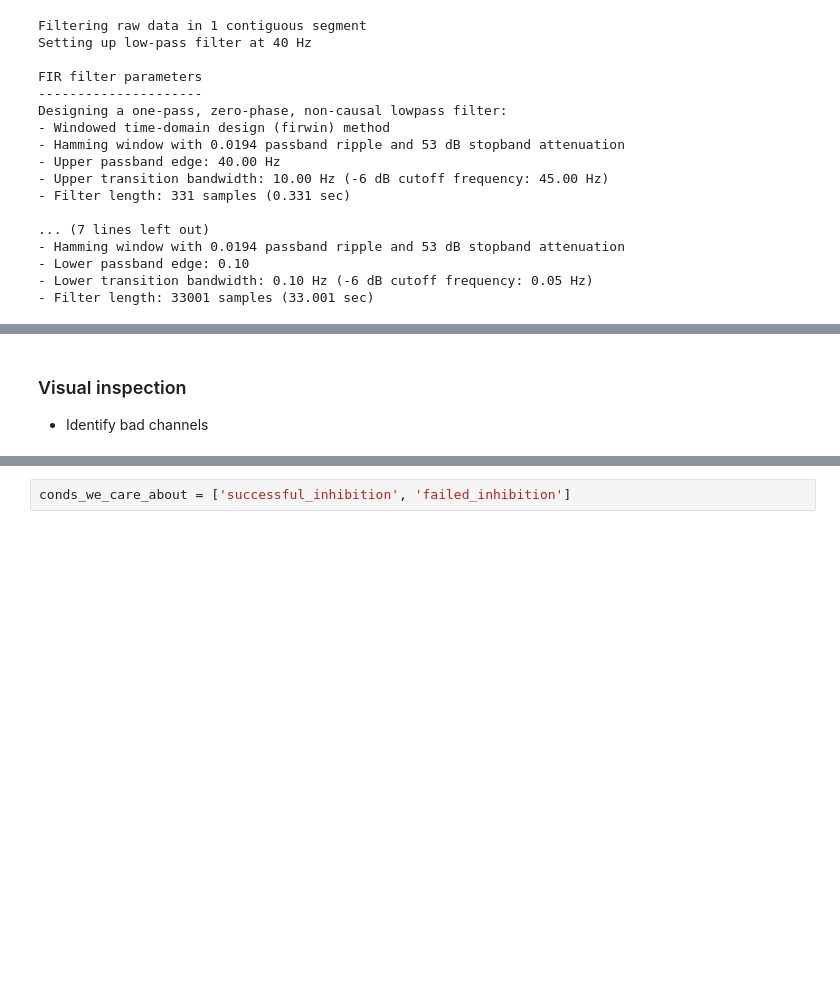
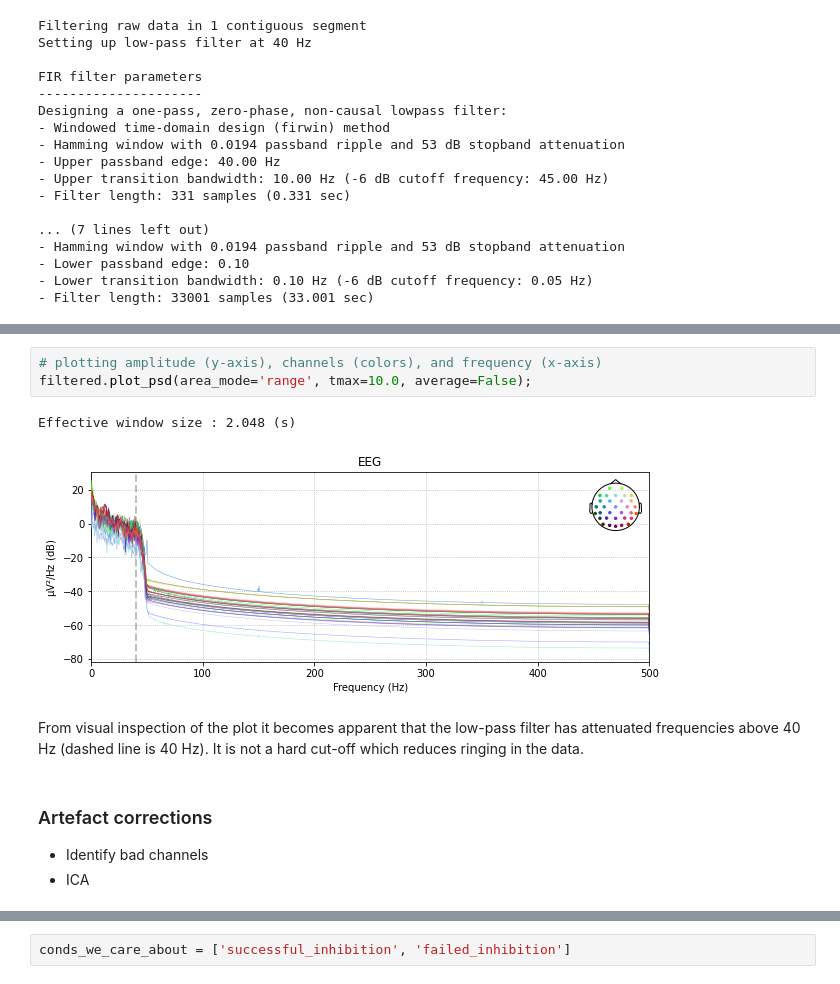
Before and after one commit to saraoe/ACN_2021, a Jupyter notebook: portfolio/portfolio_nb.ipynb, the cells around one changed output, grey strips where cells are left out. Saved outputs shown, nothing was run; the diff lists cells and outputs as text; blank space fills up the shorter version.

```diff
--- a/portfolio/portfolio_nb.ipynb
+++ b/portfolio/portfolio_nb.ipynb
@@ -114,4 +122,13 @@ filtered.info
+# %%
+# plotting amplitude (y-axis), channels (colors), and frequency (x-axis)
+filtered.plot_psd(area_mode='range', tmax=10.0, average=False);
+# %% [output]
+Effective window size : 2.048 (s)
+[figure, added]
+# %% [markdown]
+From visual inspection of the plot it becomes apparent that the low-pass filter has attenuated frequencies above 40 Hz (dashed line is 40 Hz). It is not a hard cut-off which reduces ringing in the data.
 # %% [markdown]
-### Visual inspection
+### Artefact corrections
 - Identify bad channels
+- ICA
 # %%
```
Also changed, not shown: parts of 111 cells of this notebook.
